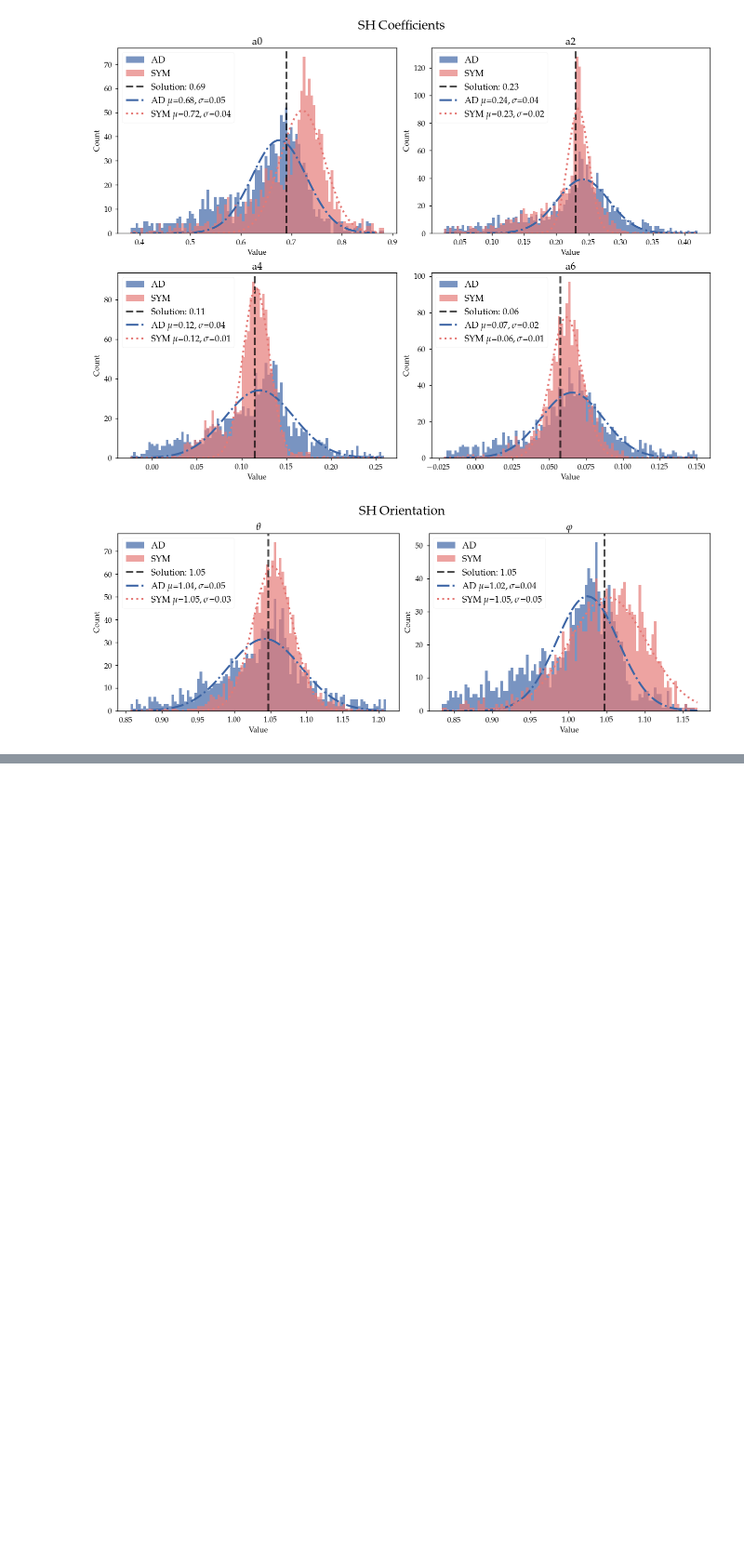
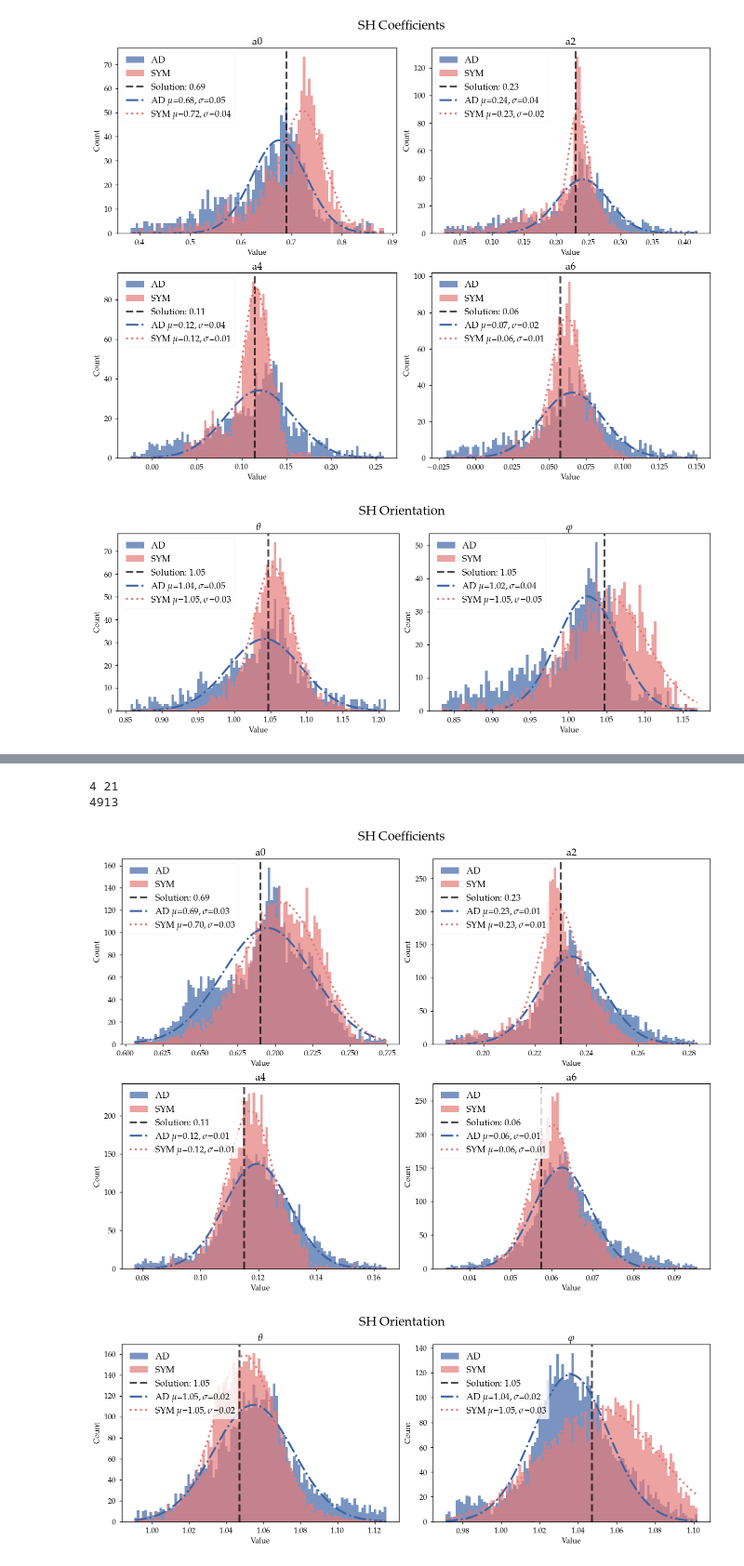
Before and after one commit to RubenDragland/XRD_CT, a Jupyter notebook: Results/data_analysis.ipynb, the cells around one changed output, grey strips where cells are left out. Shown at 93% size. Drawn from its saved outputs; the diff is of its cells as text; code cells hidden in the pictures; blank space fills up the shorter version.

```diff
--- a/Results/data_analysis.ipynb
+++ b/Results/data_analysis.ipynb
@@ -104,0 +104,43 @@ plot_loss_curves(loss_data, save=False, DPI=100)
+# %%
+Dummy_path = r"C:\Users\Bruker\OneDrive\Dokumenter\NTNU\XRD_CT\Data Sets\Dummy_periodic_filter1_17cube_8off_0align.mat"
+Dummy_1f17c8o = SH_Reconstruction(Dummy_path, dataset=True)
+symbolic_path = r"C:\Users\Bruker\OneDrive\Dokumenter\NTNU\XRD_CT\Results\thesis_res\result_Dummy_periodic_filter1_17cube_8off_0align_q17-40_all_again_symbolic.mat"
+symbolic_1f17c8o = SH_Reconstruction(symbolic_path, dataset=False)
+AD_path = r"C:\Users\Bruker\OneDrive\Dokumenter\NTNU\XRD_CT\Results\thesis_res\result_Dummy_periodic_filter1_17cube_8off_0align_q17-40_all_again_AD_python.mat"
+AD_1f17c8o = SH_Reconstruction(AD_path, dataset=False)
+# %%
+s1, s2 = Dummy_1f17c8o.slice
+print(s1, s2)
+len_test = len(AD_1f17c8o.a0[s1:s2, s1:s2, s1:s2].flatten())
+print(len_test)
+plot_SH_aligned_distribution(
+    AD_1f17c8o,
+    symbolic_1f17c8o,
+    Dummy_1f17c8o.params[:,0,0,0],
+    Dummy_1f17c8o.slice,
+    "coeffs",
+    title="SH ",
+    bins=100,
+    save=False,
+    save_name="thesis_res/SH_coeffs_aligned_distribution",
+    std_c=2,
+    DPI = 100,
+)
+plot_SH_aligned_distribution(
+    AD_1f17c8o,
+    symbolic_1f17c8o,
+    Dummy_1f17c8o.params[-2:,0,0,0],
+    Dummy_1f17c8o.slice,
+    "angles",
+    title="SH ",
+    bins=100,
+    save=False,
+    save_name="thesis_res/SH_coeffs_aligned_distribution",
+    std_c=2,
+    DPI = 100,
+    shareaxis = True)
+# %% [output]
+4 21
+4913
+[figure, added]
+[figure, added]
```
Also changed, not shown: parts of 11 cells of this notebook, 1 other file.
